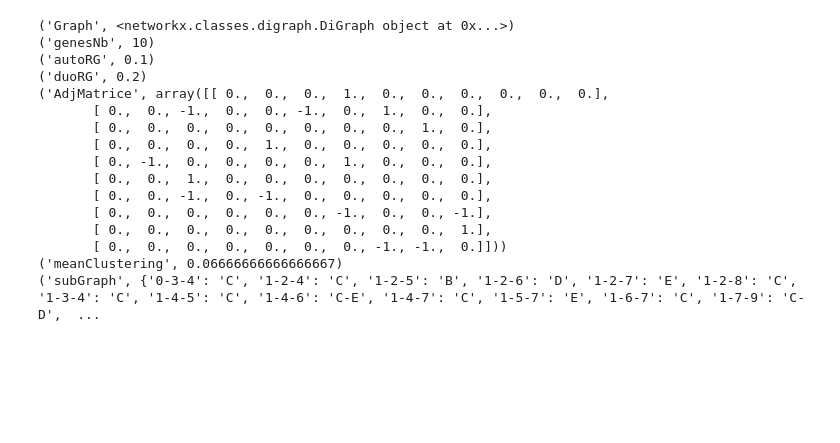
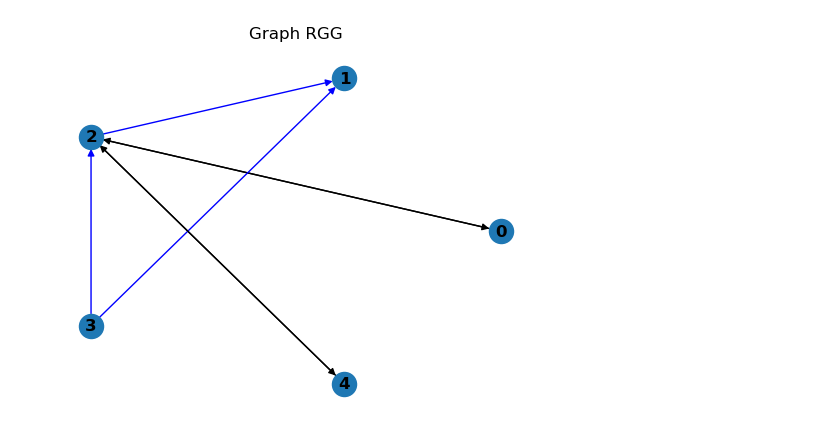
Before and after one commit to castlechild/GRNSimulation, a Jupyter notebook: exemple.ipynb, the cells around one changed output. Saved outputs shown, nothing was run; the diff lists cells and outputs as text; code cells hidden in the pictures; blank space fills up the shorter version.

```diff
--- a/exemple.ipynb
+++ b/exemple.ipynb
@@ -1,21 +1,7 @@
 # %%
 import ochunGRN as oGRN
-test = oGRN.Grn(10,0.1,0.2)
-for i in test.items(): print(i)
+GENESNB = 8
+test = oGRN.Grn(GENESNB,0.1,0.2)
+oGRN.plotGraph(test)
 # %% [output]
-('Graph', <networkx.classes.digraph.DiGraph object at 0x...>)
-('genesNb', 10)
-('autoRG', 0.1)
-('duoRG', 0.2)
-('AdjMatrice', array([[ 0.,  0.,  0.,  1.,  0.,  0.,  0.,  0.,  0.,  0.],
-       [ 0.,  0., -1.,  0.,  0., -1.,  0.,  1.,  0.,  0.],
-       [ 0.,  0.,  0.,  0.,  0.,  0.,  0.,  0.,  1.,  0.],
-       [ 0.,  0.,  0.,  0.,  1.,  0.,  0.,  0.,  0.,  0.],
-       [ 0., -1.,  0.,  0.,  0.,  0.,  1.,  0.,  0.,  0.],
-       [ 0.,  0.,  1.,  0.,  0.,  0.,  0.,  0.,  0.,  0.],
-       [ 0.,  0., -1.,  0., -1.,  0.,  0.,  0.,  0.,  0.],
-       [ 0.,  0.,  0.,  0.,  0.,  0., -1.,  0.,  0., -1.],
-       [ 0.,  0.,  0.,  0.,  0.,  0.,  0.,  0.,  0.,  1.],
-       [ 0.,  0.,  0.,  0.,  0.,  0.,  0., -1., -1.,  0.]]))
-('meanClustering', 0.06666666666666667)
-('subGraph', {'0-3-4': 'C', '1-2-4': 'C', '1-2-5': 'B', '1-2-6': 'D', '1-2-7': 'E', '1-2-8': 'C', '1-3-4': 'C', '1-4-5': 'C', '1-4-6': 'C-E', '1-4-7': 'C', '1-5-7': 'E', '1-6-7': 'C', '1-7-9': 'C-D',  ...
+[figure, added]
```
Also changed, not shown: parts of 3 cells of this notebook, 11 other files.
